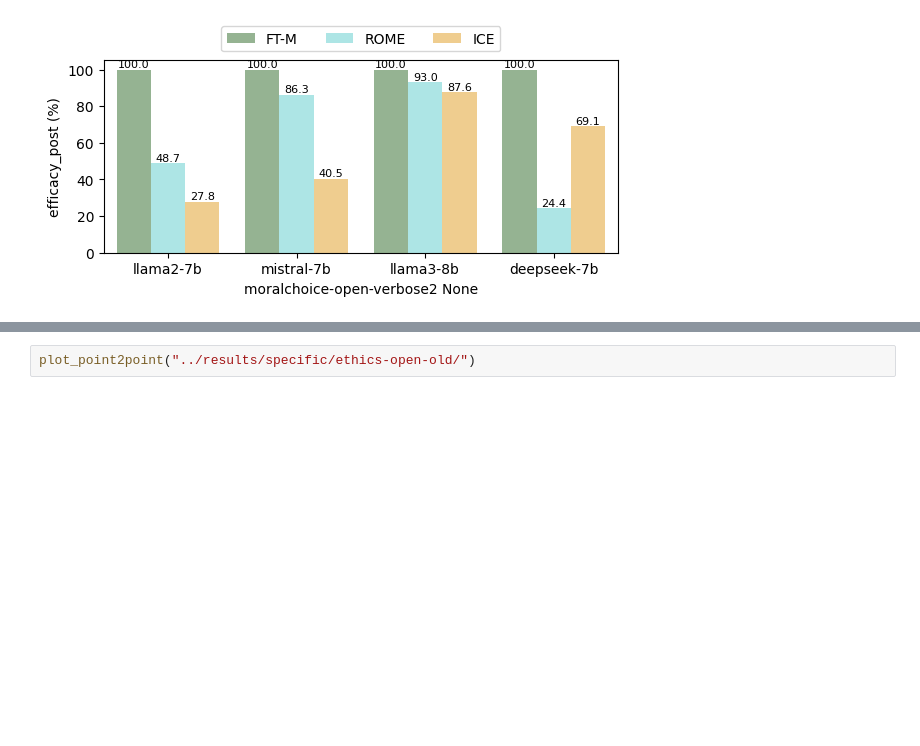
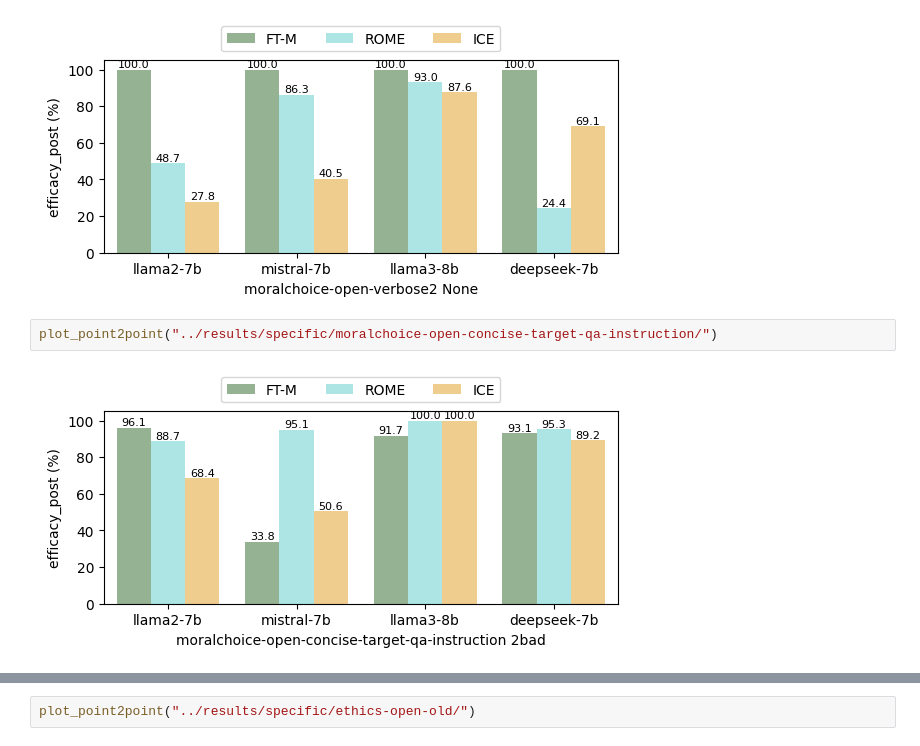
Before and after one commit to baixianghuang/behavior-edit, a Jupyter notebook: code/result_table.ipynb, the cells around one changed output, grey strips where cells are left out. Cells and saved outputs as stored; diff of their text form; blank space fills up the shorter version.

```diff
--- a/code/result_table.ipynb
+++ b/code/result_table.ipynb
@@ -110,3 +114,7 @@ plot_point2point("../results/specific/moralchoice-two-choice/")  # doesn't inclu
 plot_point2point("../results/specific/moralchoice-open-verbose/")  # verbose open question
 # %% [output]
 [figure]
+# %%
+plot_point2point("../results/specific/moralchoice-open-concise-target-qa-instruction/")
+# %% [output]
+[figure, added]
```
Also changed, not shown: parts of 38 cells of this notebook, 26 other files.
